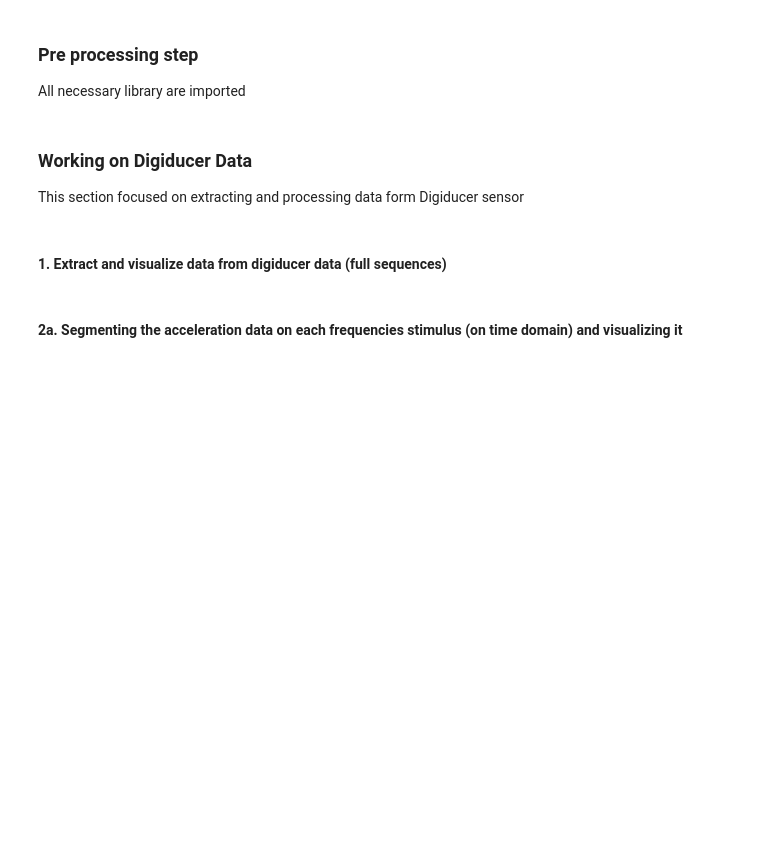
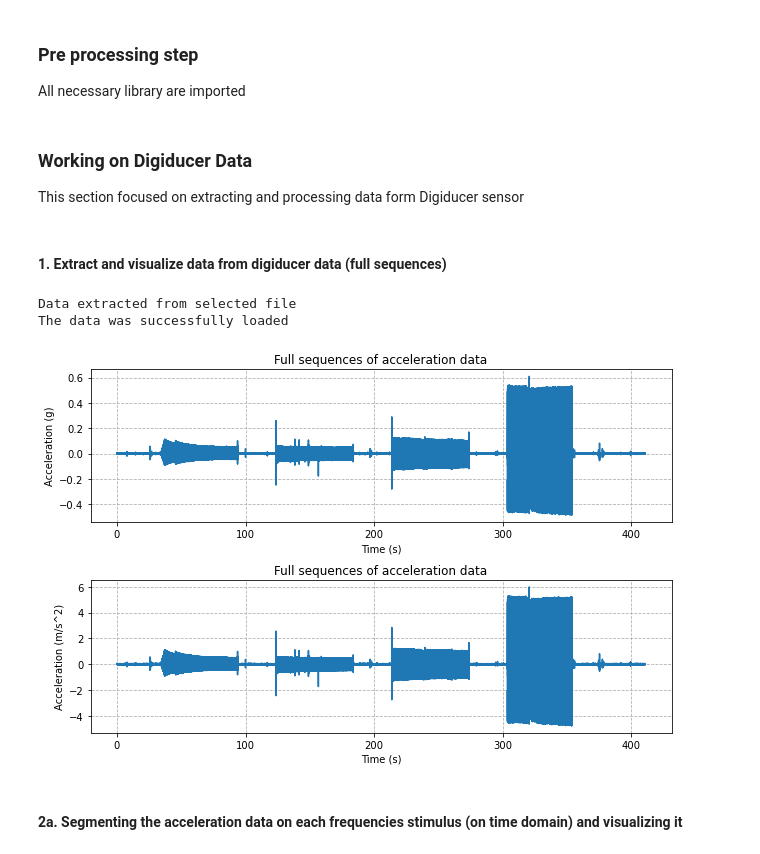
Before and after one commit to VibrasticLab/General_Projects, a Jupyter notebook: JLL_CWO_Okt_2023/data_process.ipynb, the cells around one changed output. Cells and saved outputs as stored; diff of their text form; code cells hidden in the pictures; blank space fills up the shorter version.

Commit message:
complete convert into vel and disp data

```diff
--- a/JLL_CWO_Okt_2023/data_process.ipynb
+++ b/JLL_CWO_Okt_2023/data_process.ipynb
@@ -23,17 +23,35 @@ This section focused on extracting and processing data form Digiducer sensor
 # %%
 # extract digiducer data
 time, accA, accB = extract_digiducer()
 print("The data was successfully loaded")
 
 # time based plot of full sequences of loaded data
-fig1 = plt.figure(figsize=(9,3), tight_layout=True)
-ax1 = fig1.add_subplot(111)
+fig1 = plt.figure(figsize=(9,6), tight_layout=True)
+ax1 = fig1.add_subplot(211)
 ax1.set_facecolor('white')
 ax1.grid(True,which='both',ls='--')
 ax1.set_xlabel("Time (s)")
 ax1.set_ylabel("Acceleration (g)")
 ax1.set_title("Full sequences of acceleration data")
 line1, = ax1.plot(time, accB)
+
+# Convert acceleration data units from g into m/s^2
+g_converter = 9.80665   # a constant, 1 g ~ 9.80665 m/s^2
+accA = accA * g_converter
+accB = accB * g_converter
+
+# Plot the acceleration data (in m/s^2 unit)
+ax2 = fig1.add_subplot(212)
+ax2.set_facecolor('white')
+ax2.grid(True,which='both',ls='--')
+ax2.set_xlabel("Time (s)")
+ax2.set_ylabel("Acceleration (m/s^2)")
+ax2.set_title("Full sequences of acceleration data")
+line2, = ax2.plot(time, accB)
+# %% [output]
+Data extracted from selected file
+The data was successfully loaded
+[figure, added]
 # %% [markdown]
 #### 2a. Segmenting the acceleration data on each frequencies stimulus (on time domain) and visualizing it
 # %%
```
Also changed, not shown: parts of 7 cells of this notebook, 2 other files.
